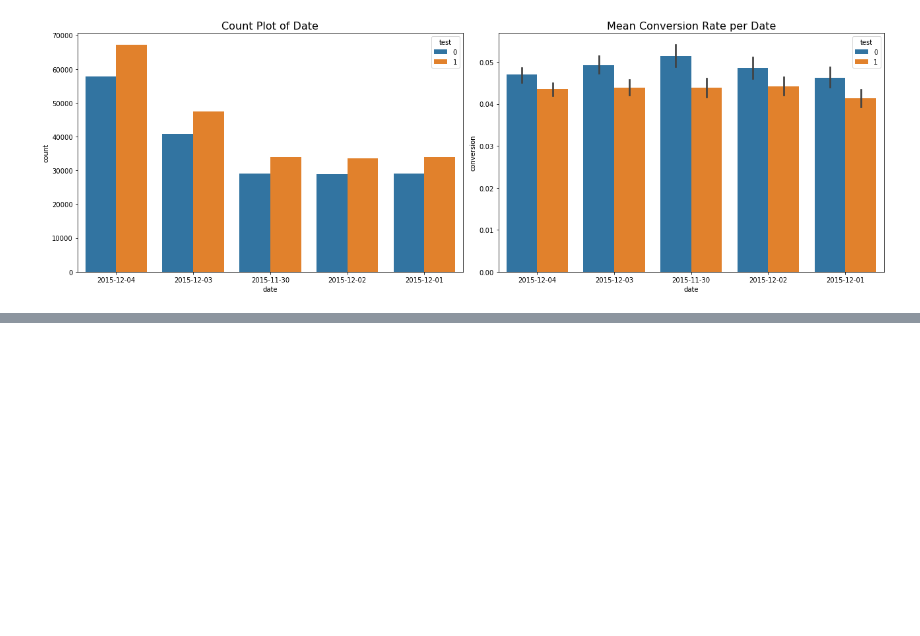
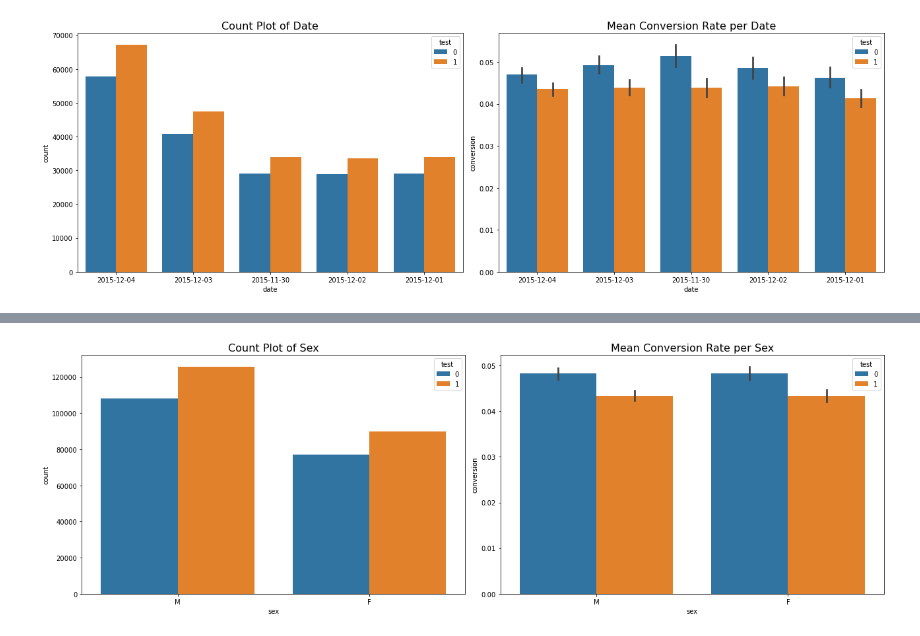
Before and after one commit to chVORLESER/DataMining, a Jupyter notebook: 02.ipynb, the cells around one changed output, grey strips where cells are left out. Cells and saved outputs as stored; diff of their text form; code cells hidden in the pictures; blank space fills up the shorter version.

```diff
--- a/02.ipynb
+++ b/02.ipynb
@@ -180,0 +201,11 @@ sns
+# %%
+fig, ax = plt.subplots(nrows=1, ncols=2, figsize=(18,6))
+sns.countplot(x='sex', hue='test', data=data, ax=ax[0])
+ax[0].set_title('Count Plot of Sex', fontsize=16)
+
+sns.barplot(x='sex', y='conversion',hue='test', data=data, ax=ax[1])
+ax[1].set_title('Mean Conversion Rate per Sex', fontsize=16)
+plt.tight_layout()
+plt.show()
+# %% [output]
+[figure, added]
```
Also changed, not shown: parts of 7 cells of this notebook.
